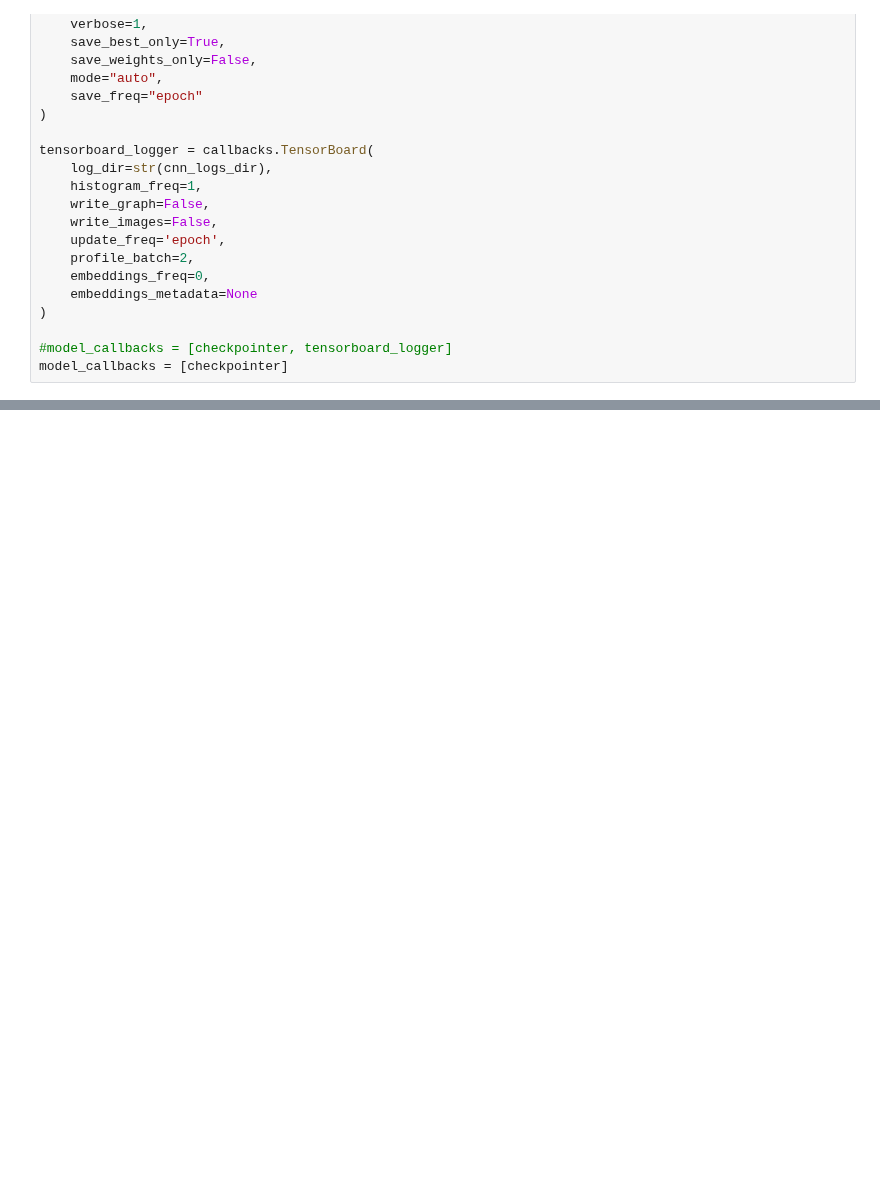
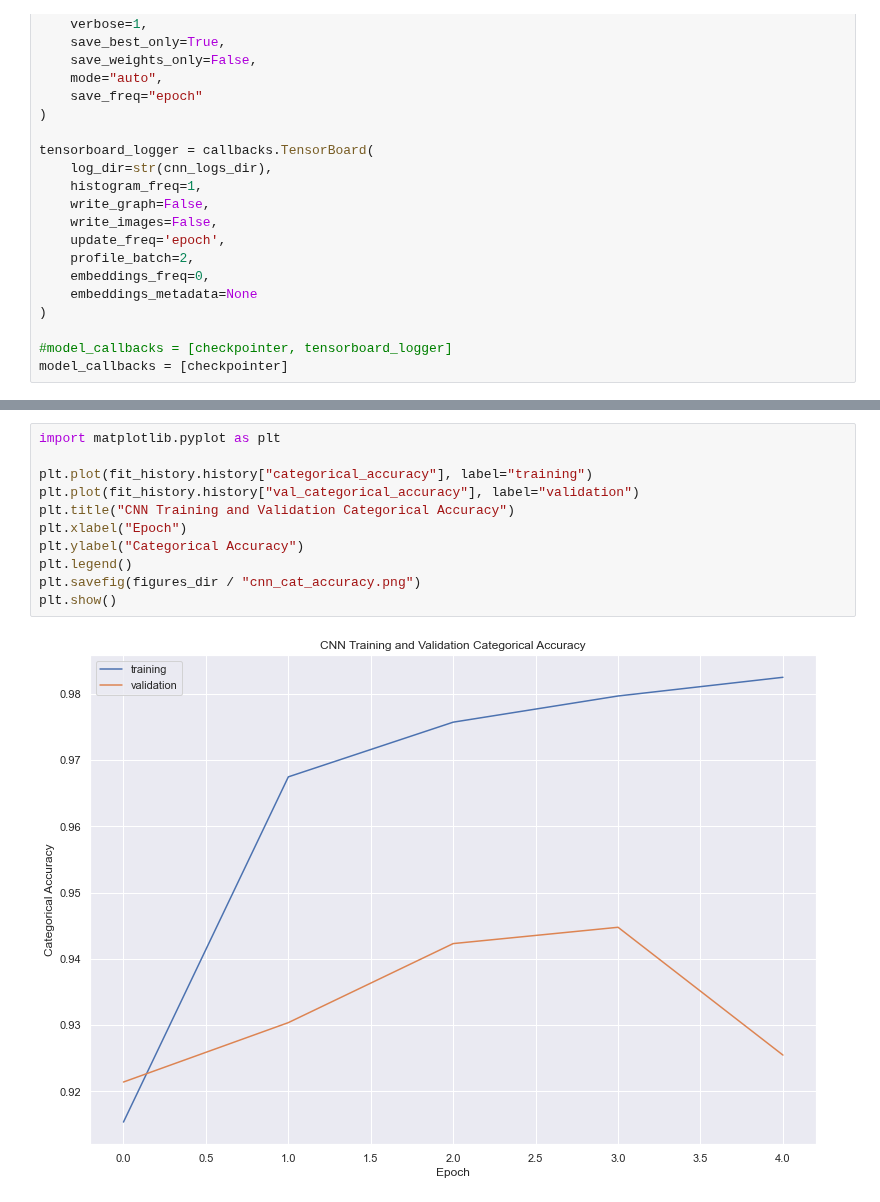
Before and after one commit to alghimo/computed-tomography-corona-thesis, a Jupyter notebook: notebooks/2_train_test_split.ipynb, the cells around one changed output, grey strips where cells are left out. Saved outputs shown, nothing was run; the diff lists cells and outputs as text; blank space fills up the shorter version.

```diff
--- a/notebooks/2_train_test_split.ipynb
+++ b/notebooks/2_train_test_split.ipynb
@@ -1021,0 +651,13 @@ Report SWEETVIZ_REPORT.html was generated! NOTEBOOK/COLAB USERS: the web browser
+# %%
+import matplotlib.pyplot as plt
+
+plt.plot(fit_history.history["categorical_accuracy"], label="training")
+plt.plot(fit_history.history["val_categorical_accuracy"], label="validation")
+plt.title("CNN Training and Validation Categorical Accuracy")
+plt.xlabel("Epoch")
+plt.ylabel("Categorical Accuracy")
+plt.legend()
+plt.savefig(figures_dir / "cnn_cat_accuracy.png")
+plt.show()
+# %% [output]
+[figure, added]
```
Also changed, not shown: parts of 51 cells of this notebook, 4 other files.
